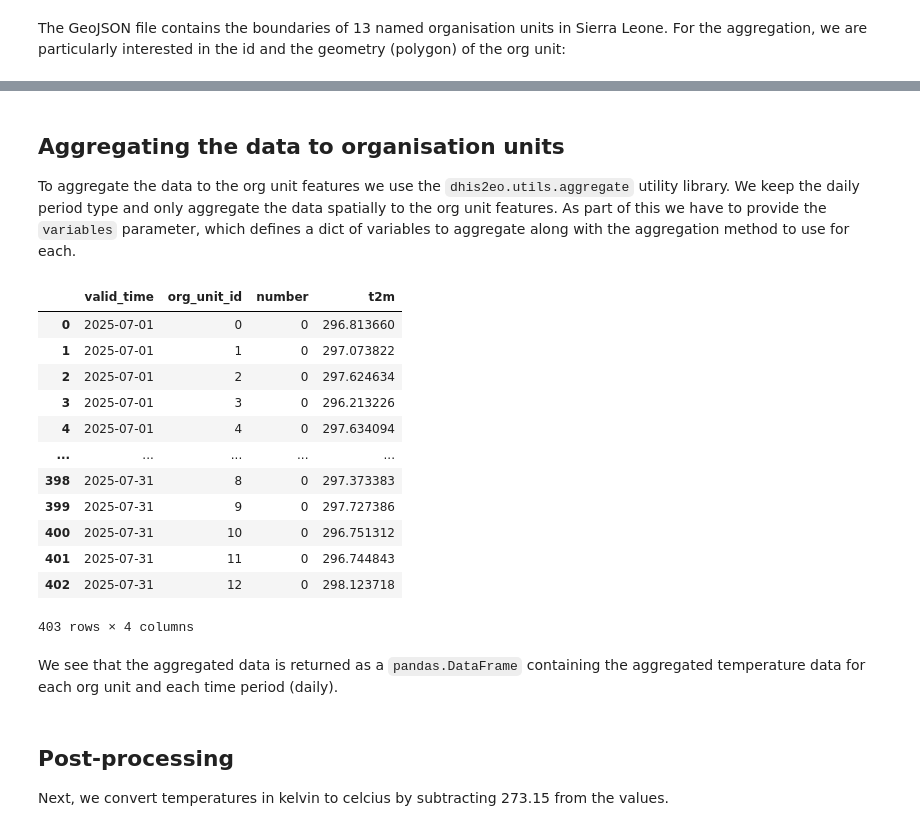
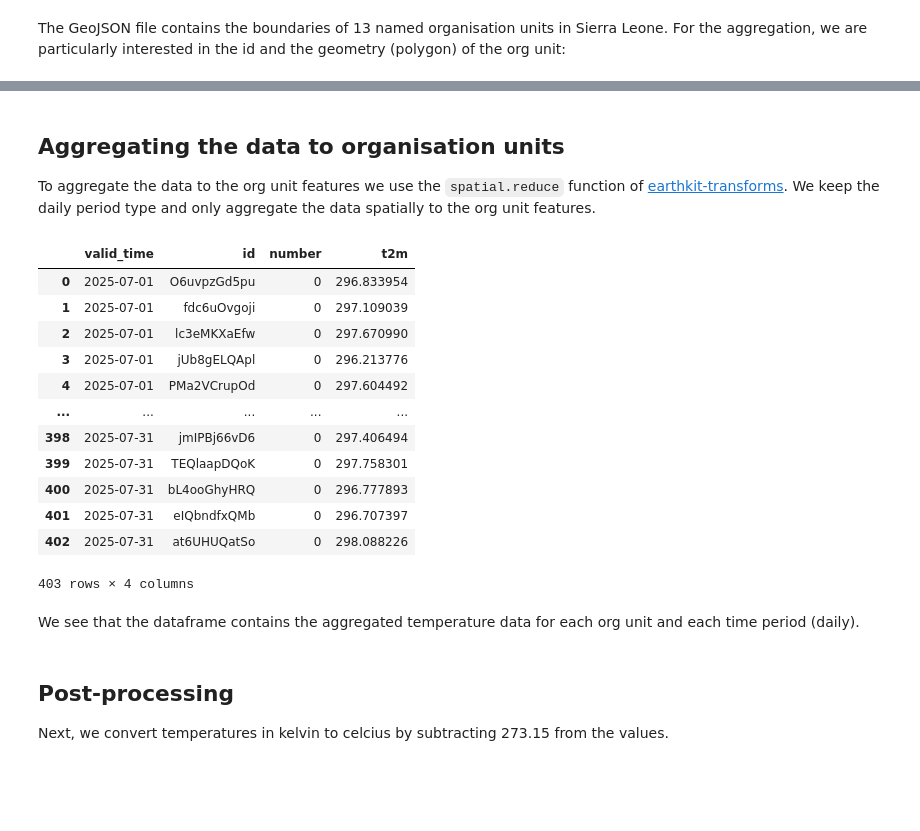
Before and after one commit to dhis2/climate-tools, a Jupyter notebook: docs/aggregation/org-unit-aggregation.ipynb, the cells around one changed output, grey strips where cells are left out. Saved outputs shown, nothing was run; the diff lists cells and outputs as text; code cells hidden in the pictures; blank space fills up the shorter version.

Commit message:
fix: some language updates, remove utils.aggregate module, switch away from deprecated earthkit.transforms.aggregate module to new transforms.spatial module

```diff
--- a/docs/aggregation/org-unit-aggregation.ipynb
+++ b/docs/aggregation/org-unit-aggregation.ipynb
@@ -94,26 +90,26 @@ GeojsonReader(represented as a geopandas object):
 # %% [markdown]
 ## Aggregating the data to organisation units
 
-To aggregate the data to the org unit features we use the `dhis2eo.utils.aggregate` utility library. We keep the daily period type and only aggregate the data spatially to the org unit features. As part of this we have to provide the `variables` parameter, which defines a dict of variables to aggregate along with the aggregation method to use for each.
+To aggregate the data to the org unit features we use the `spatial.reduce` function of [earthkit-transforms](https://earthkit-transforms.readthedocs.io). We keep the daily period type and only aggregate the data spatially to the org unit features.
 # %%
-agg_df = aggregate.to_org_units(data, features, variables={'t2m': 'mean'})
-agg_df
+agg_df = transforms.spatial.reduce(data, features, mask_dim='id', how='mean')
+agg_df.to_dataframe().reset_index()
 # %% [output]
-|  | valid_time | org_unit_id | number | t2m |
-| 0 | 2025-07-01 | 0 | 0 | 296.813660 |
-| 1 | 2025-07-01 | 1 | 0 | 297.073822 |
-| 2 | 2025-07-01 | 2 | 0 | 297.624634 |
-| 3 | 2025-07-01 | 3 | 0 | 296.213226 |
-| 4 | 2025-07-01 | 4 | 0 | 297.634094 |
+|  | valid_time | id | number | t2m |
+| 0 | 2025-07-01 | O6uvpzGd5pu | 0 | 296.833954 |
+| 1 | 2025-07-01 | fdc6uOvgoji | 0 | 297.109039 |
+| 2 | 2025-07-01 | lc3eMKXaEfw | 0 | 297.670990 |
+| 3 | 2025-07-01 | jUb8gELQApl | 0 | 296.213776 |
+| 4 | 2025-07-01 | PMa2VCrupOd | 0 | 297.604492 |
 | ... | ... | ... | ... | ... |
-| 398 | 2025-07-31 | 8 | 0 | 297.373383 |
-| 399 | 2025-07-31 | 9 | 0 | 297.727386 |
-| 400 | 2025-07-31 | 10 | 0 | 296.751312 |
-| 401 | 2025-07-31 | 11 | 0 | 296.744843 |
-| 402 | 2025-07-31 | 12 | 0 | 298.123718 |
+| 398 | 2025-07-31 | jmIPBj66vD6 | 0 | 297.406494 |
+| 399 | 2025-07-31 | TEQlaapDQoK | 0 | 297.758301 |
+| 400 | 2025-07-31 | bL4ooGhyHRQ | 0 | 296.777893 |
+| 401 | 2025-07-31 | eIQbndfxQMb | 0 | 296.707397 |
+| 402 | 2025-07-31 | at6UHUQatSo | 0 | 298.088226 |
 403 rows × 4 columns
 # %% [markdown]
-We see that the aggregated data is returned as a `pandas.DataFrame` containing the aggregated temperature data for each org unit and each time period (daily).
+We see that the dataframe contains the aggregated temperature data for each org unit and each time period (daily).
 # %% [markdown]
 ## Post-processing
 
```
Also changed, not shown: parts of 2 cells of this notebook, 3 other files.
